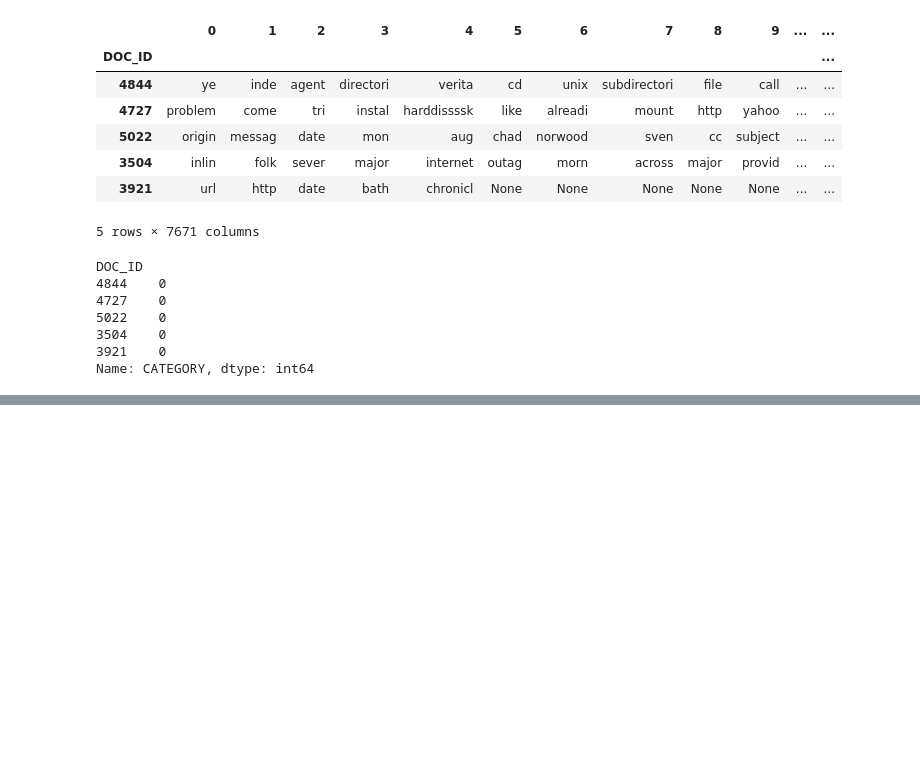
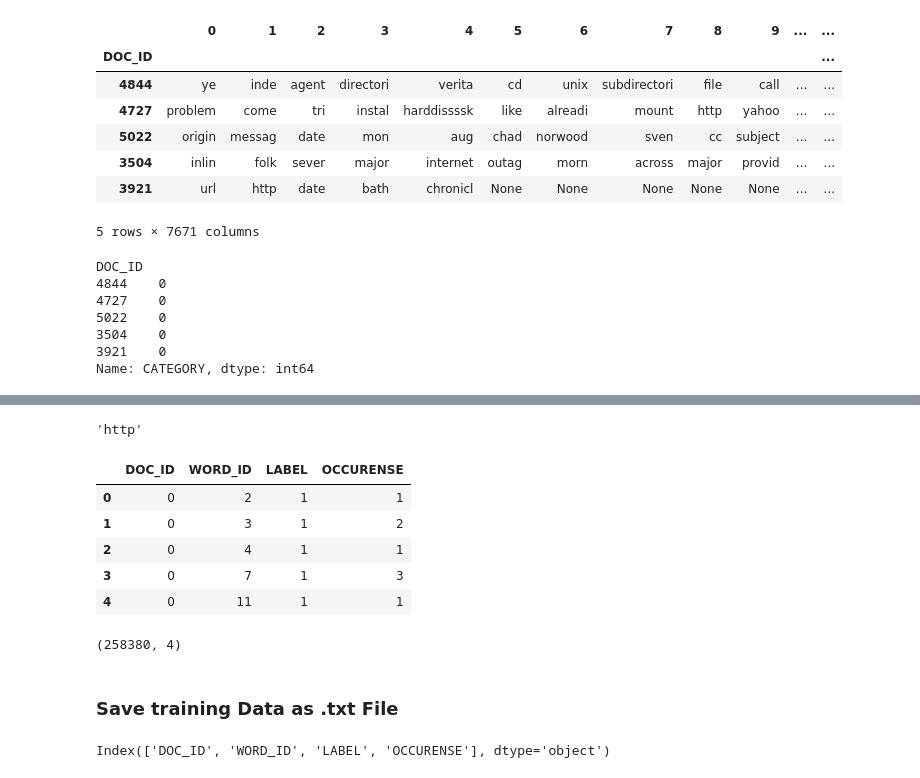
Before and after one commit to BeckMarquez/DataScience, a Jupyter notebook: Bayes Classifier.ipynb, the cells around one changed output, grey strips where cells are left out. Cells and saved outputs as stored; diff of their text form; code cells hidden in the pictures; blank space fills up the shorter version.

```diff
--- a/Bayes Classifier.ipynb
+++ b/Bayes Classifier.ipynb
@@ -879,0 +891,32 @@ Name: CATEGORY, dtype: int64
+# %%
+def make_sparse_matrix(df, indexed_words, labels):
+    """
+    Returns sparse matrix as dataframe/
+
+    df: A dataframe with words in the columns with a document id as an index (X_train or X_test)
+    indexed_words: index of words ordered by word id
+    labels: category as a series (y_train, y_test)
+    """
+
+    nr_rows = df.shape[0]
+    nr_cols = df.shape[1]
+    word_set = set(indexed_words)
+    dict_list = []
+
+    for i in range(nr_rows):
+        for j in range(nr_cols):
+
+            word = df.iat[i, j]
+            if word in word_set:
+                doc_id = df.index[i]
+                word_id = indexed_words.get_loc(word)
+                category = labels.at[doc_id]
+
+                item = {'LABEL': category, 'DOC_ID': doc_id, 'OCCURENSE': 1, 'WORD_ID': word_id}
+
+                dict_list.append(item)
+
+    return pd.DataFrame(dict_list)
+# %%
+%%time
+sparse_train_df = make_sparse_matrix(X_train, word_index, y_train)
@@ -879,0 +927,3 @@ Name: CATEGORY, dtype: int64
+# %%
+train_grouped = sparse_train_df.groupby(['DOC_ID', 'WORD_ID', 'LABEL']).sum()
+train_grouped.head()
@@ -879,0 +938,21 @@ Name: CATEGORY, dtype: int64
+# %%
+ vocab.at[0, 'VOCAB_WORD']
+# %% [output]
+'http'
+# %%
+train_grouped = train_grouped.reset_index()
+# %%
+train_grouped.head()
+# %% [output]
+|  | DOC_ID | WORD_ID | LABEL | OCCURENSE |
+| 0 | 0 | 2 | 1 | 1 |
+| 1 | 0 | 3 | 1 | 2 |
+| 2 | 0 | 4 | 1 | 1 |
+| 3 | 0 | 7 | 1 | 3 |
+| 4 | 0 | 11 | 1 | 1 |
+# %%
+train_grouped.shape
+# %% [output]
+(258380, 4)
+# %% [markdown]
+### Save training Data as .txt File
@@ -879,0 +961,4 @@ Name: CATEGORY, dtype: int64
+# %%
+train_grouped.columns
+# %% [output]
+Index(['DOC_ID', 'WORD_ID', 'LABEL', 'OCCURENSE'], dtype='object')
```
Also changed, not shown: parts of 18 cells of this notebook.
